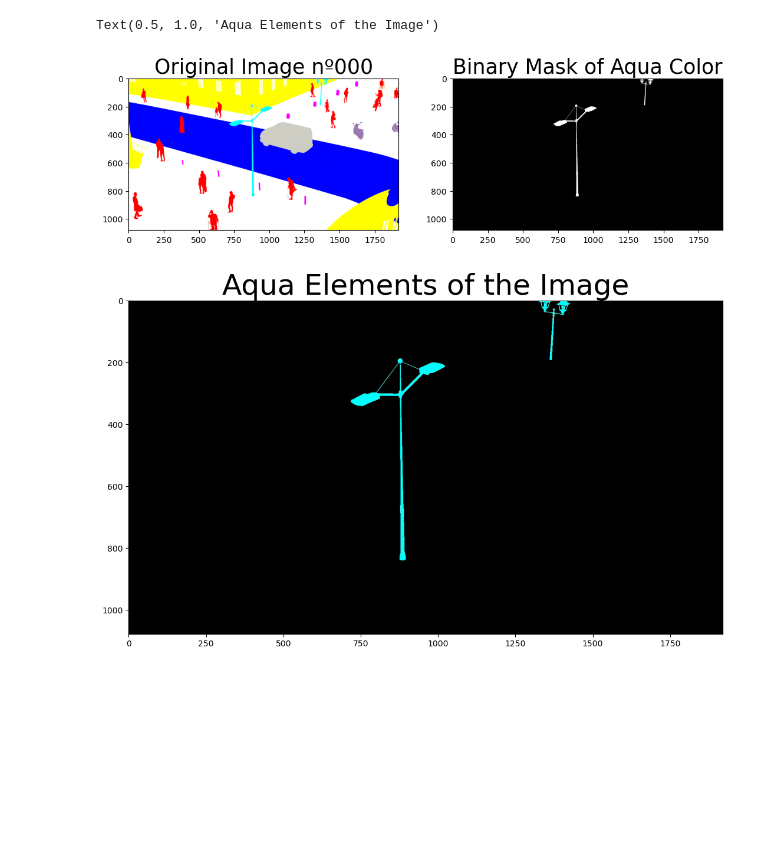
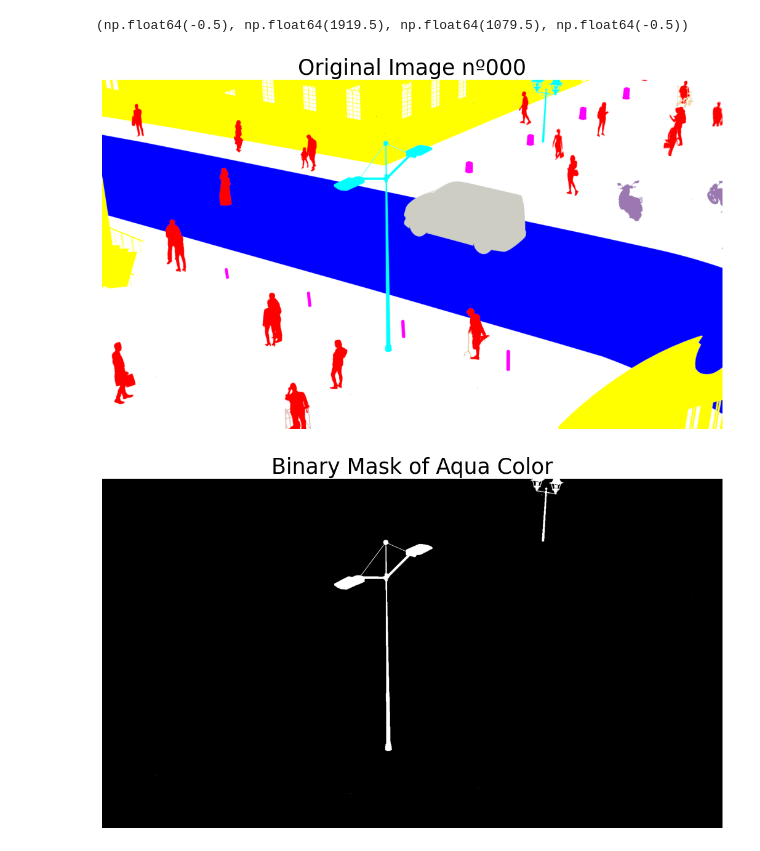
Before and after one commit to rpgouveia/pucpr_pibiti_semantic_segmentation, a Jupyter notebook: jupyter/color_aqua.ipynb, the cells around one changed output. Cells and saved outputs as stored; diff of their text form; code cells hidden in the pictures; blank space fills up the shorter version.

```diff
--- a/jupyter/color_aqua.ipynb
+++ b/jupyter/color_aqua.ipynb
@@ -3,8 +3,8 @@ import sys
 import os
 
 # Adicione o caminho da pasta raiz do projeto ao sys.path
-# sys.path.append(os.path.abspath('/home/renato/Work/pucpr_pibic_semantic_segmentation/'))
-sys.path.append(os.path.abspath('/C/Users/Renato/Documents/GitHub/pucpr_pibic_semantic_segmentation'))
+sys.path.append(os.path.abspath('/home/renato/Work/pucpr_pibic_semantic_segmentation/'))
+# sys.path.append(os.path.abspath('/C/Users/Renato/Documents/GitHub/pucpr_pibic_semantic_segmentation'))
 
 from core.validation import get_valid_image_number
 from dotenv import load_dotenv
@@ -32,40 +32,68 @@ bgr_img = cv.imread(mask_path, 1)
 hsv_img = cv.cvtColor(bgr_img, cv.COLOR_BGR2HSV)
 
 # Inspect the Color Values for each Pixel
 # cv.imshow("Inspect Image", bgr_img)
 # cv.imshow("Inspect Image", hsv_img)
 # cv.waitKey(0)
 # cv.destroyAllWindows()
 
 # Define limits for Aqua Color >> HSV (R:255, G:82, B:70) to (R:255, G:255, B:90)
 lower_bound = np.array([70, 82, 255]) #[B, G, R]
 upper_bound = np.array([90, 255, 255]) #[B, G, R]
 
 # Create binary mask
 mask = cv.inRange(hsv_img, lower_bound, upper_bound)
 
-# Setup Plot
+# Old Setup Plot
+# plt.figure(figsize=[13,13])
+# # Plotting original image
+# plt.subplot(121)
+# plt.imshow(bgr_img[:,:,::-1])
+# plt.title(f"Original Image nº{img_number}",fontdict={'fontsize': 25})
+# plt.axis('off')
+# Plotting binary mask
+# plt.subplot(122)
+# plt.imshow(mask, cmap='gray')
+# plt.title("Binary Mask of Aqua Color",fontdict={'fontsize': 25})
+# # plt.axis('off')
+
+# Applying mask
+# result = cv.bitwise_and(bgr_img, bgr_img, mask=mask)
+# Plotting result
+# plt.figure(figsize=[13,13])
+# plt.imshow(result[:,:,::-1])
+# plt.title("Aqua Elements of the Image",fontdict={'fontsize':35})
+# plt.axis('off')
+
+
+# New Setup Plot
+# Plotting original image
 plt.figure(figsize=[13,13])
-# Plotting original image
-plt.subplot(121)
 plt.imshow(bgr_img[:,:,::-1])
 plt.title(f"Original Image nº{img_number}",fontdict={'fontsize': 25})
-# plt.axis('off')
+output_file: str = os.path.join(output_folder, f"original_{img_number}.png")
+cv.imwrite(output_file, bgr_img)
+plt.axis('off')
+
 # Plotting binary mask
-plt.subplot(122)
+plt.figure(figsize=[13,13])
 plt.imshow(mask, cmap='gray')
 plt.title("Binary Mask of Aqua Color",fontdict={'fontsize': 25})
-# plt.axis('off')
+output_file: str = os.path.join(output_folder, f"binary_mask_{img_number}.png")
+cv.imwrite(output_file, mask)
+plt.axis('off')
 
 # Applying mask
 result = cv.bitwise_and(bgr_img, bgr_img, mask=mask)
 
 # Plotting result
 plt.figure(figsize=[13,13])
 plt.imshow(result[:,:,::-1])
 plt.title("Aqua Elements of the Image",fontdict={'fontsize':35})
-# plt.axis('off')
+output_file: str = os.path.join(output_folder, f"result_{img_number}.png")
+cv.imwrite(output_file, result)
+plt.axis('off')
 # %% [output]
-Text(0.5, 1.0, 'Aqua Elements of the Image')
+(np.float64(-0.5), np.float64(1919.5), np.float64(1079.5), np.float64(-0.5))
-[figure, old version]
+[figure, new version]
-[figure, old version]
+[figure, new version]
```
Also changed, not shown: parts of 2 cells of this notebook, 2 other files.
